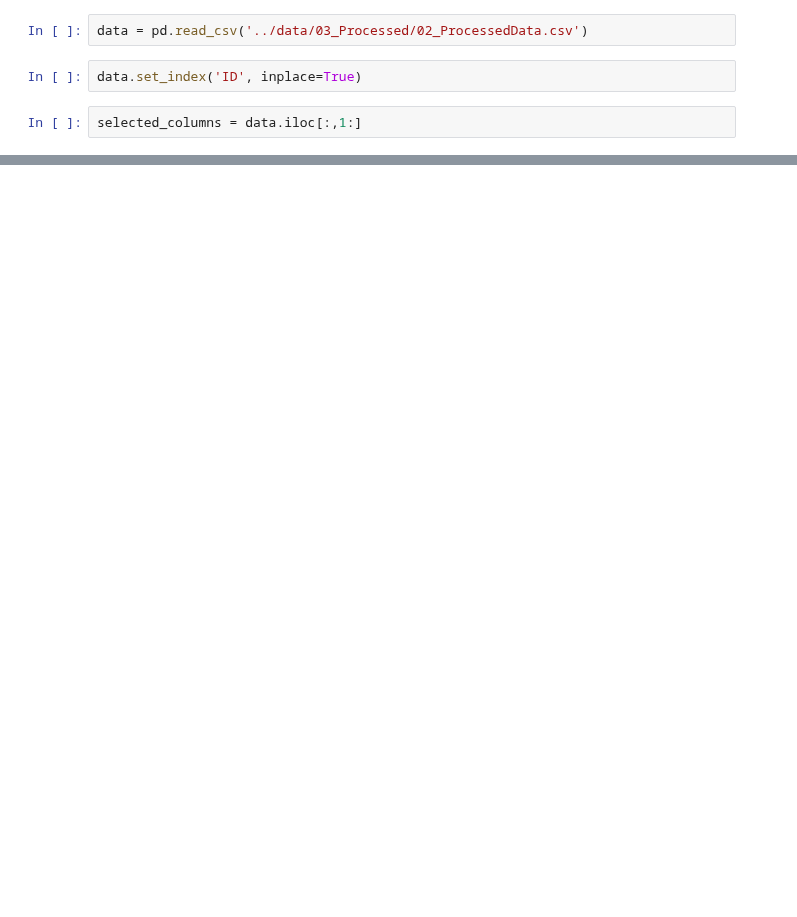
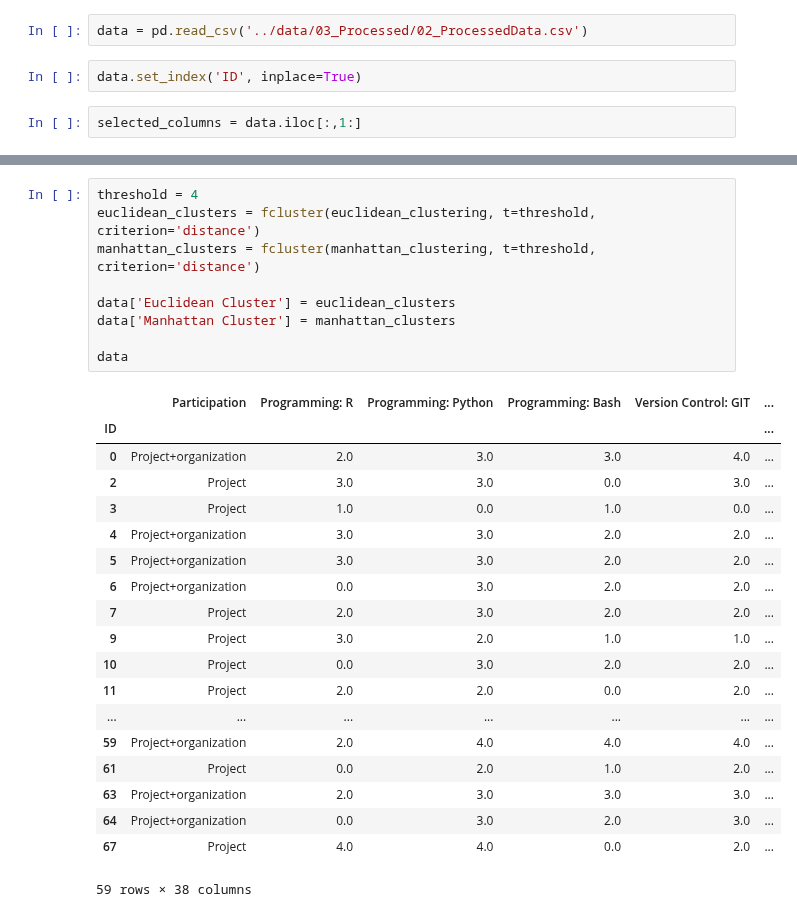
Before and after one commit to MalwinaKoz/Project-People-Analytics, a Jupyter notebook: notebooks/04_AdditionalAnalysis.ipynb, the cells around one changed output, grey strips where cells are left out. Drawn from its saved outputs; the diff is of its cells as text; blank space fills up the shorter version.

```diff
--- a/notebooks/04_AdditionalAnalysis.ipynb
+++ b/notebooks/04_AdditionalAnalysis.ipynb
@@ -34,0 +44,29 @@ plt.show()
+# %%
+threshold = 4
+euclidean_clusters = fcluster(euclidean_clustering, t=threshold, criterion='distance')
+manhattan_clusters = fcluster(manhattan_clustering, t=threshold, criterion='distance')
+
+data['Euclidean Cluster'] = euclidean_clusters
+data['Manhattan Cluster'] = manhattan_clusters
+
+data
+# %% [output]
+|  | Participation | Programming: R | Programming: Python | Programming: Bash | Version Control: GIT | ... |
+| ID |  |  |  |  |  | ... |
+| 0 | Project+organization | 2.0 | 3.0 | 3.0 | 4.0 | ... |
+| 2 | Project | 3.0 | 3.0 | 0.0 | 3.0 | ... |
+| 3 | Project | 1.0 | 0.0 | 1.0 | 0.0 | ... |
+| 4 | Project+organization | 3.0 | 3.0 | 2.0 | 2.0 | ... |
+| 5 | Project+organization | 3.0 | 3.0 | 2.0 | 2.0 | ... |
+| 6 | Project+organization | 0.0 | 3.0 | 2.0 | 2.0 | ... |
+| 7 | Project | 2.0 | 3.0 | 2.0 | 2.0 | ... |
+| 9 | Project | 3.0 | 2.0 | 1.0 | 1.0 | ... |
+| 10 | Project | 0.0 | 3.0 | 2.0 | 2.0 | ... |
+| 11 | Project | 2.0 | 2.0 | 0.0 | 2.0 | ... |
+| ... | ... | ... | ... | ... | ... | ... |
+| 59 | Project+organization | 2.0 | 4.0 | 4.0 | 4.0 | ... |
+| 61 | Project | 0.0 | 2.0 | 1.0 | 2.0 | ... |
+| 63 | Project+organization | 2.0 | 3.0 | 3.0 | 3.0 | ... |
+| 64 | Project+organization | 0.0 | 3.0 | 2.0 | 3.0 | ... |
+| 67 | Project | 4.0 | 4.0 | 0.0 | 2.0 | ... |
+59 rows × 38 columns
```
Also changed, not shown: parts of 6 cells of this notebook, 2 other files.
